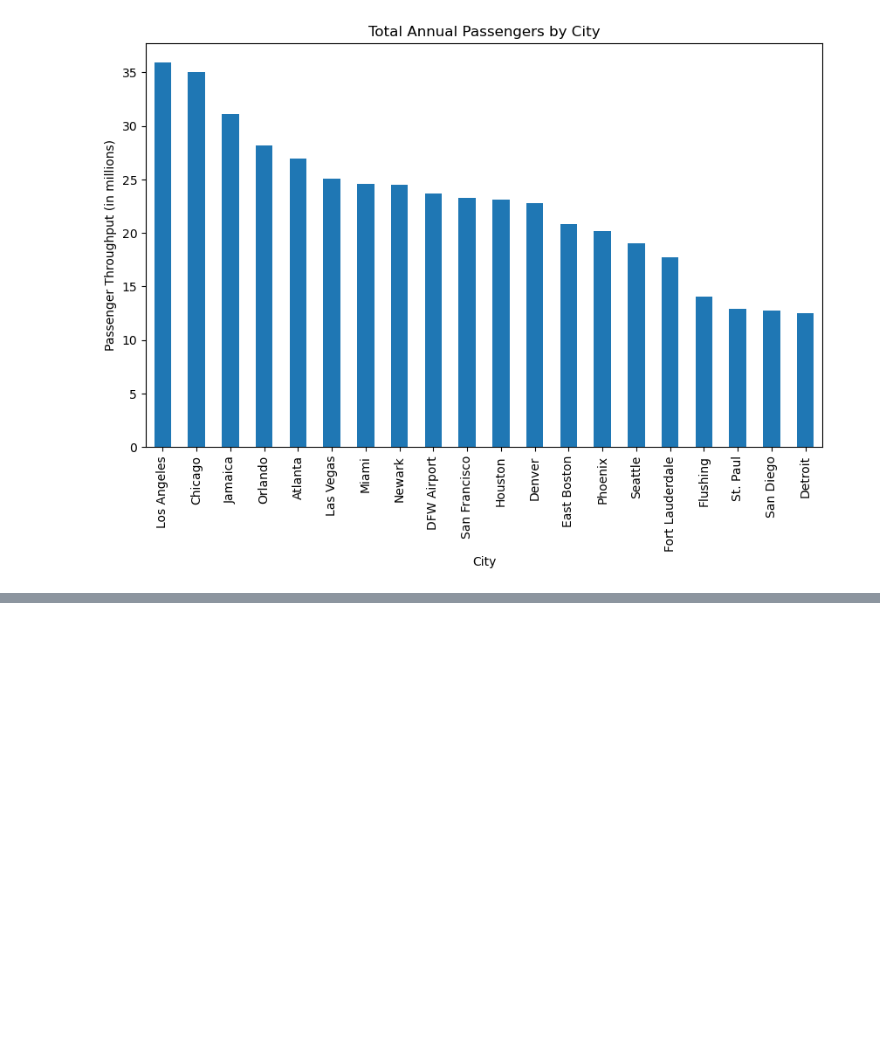
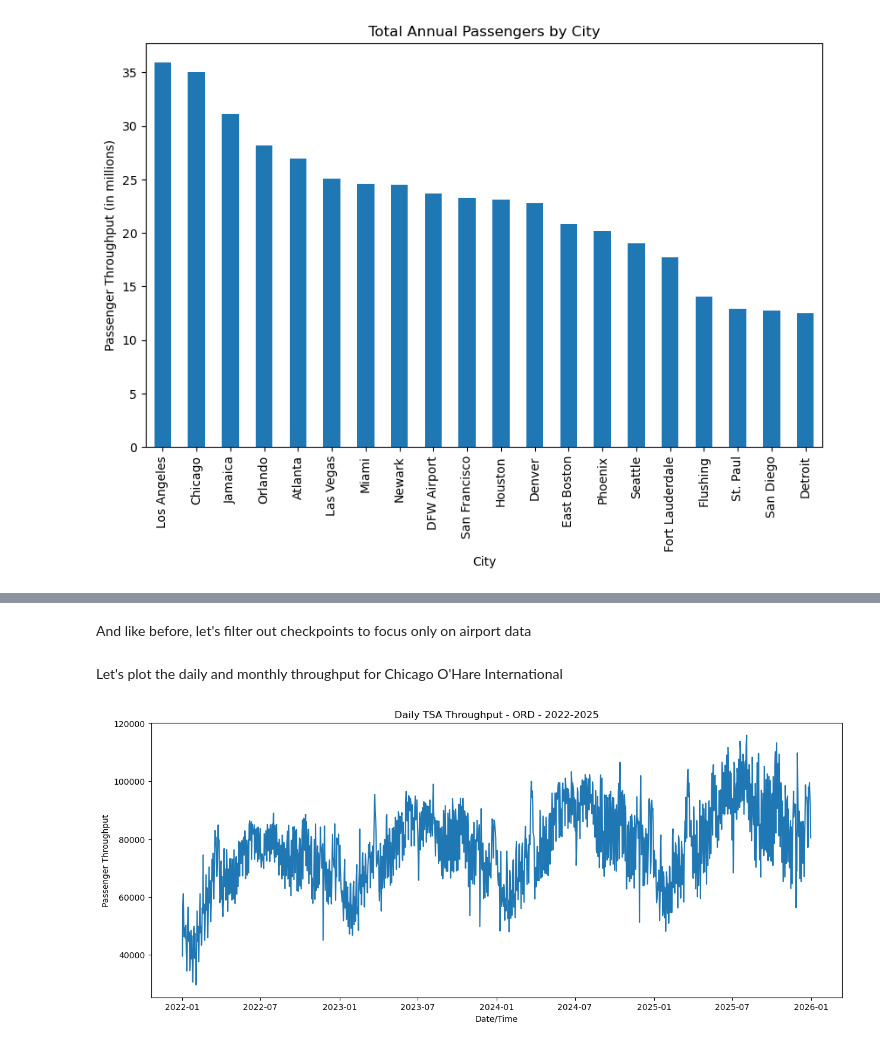
Before and after one commit to Erdos-Projects/spring-2026-busy-airports, a Jupyter notebook: notebooks/eda.ipynb, the cells around one changed output, grey strips where cells are left out. Cells and saved outputs as stored; diff of their text form; code cells hidden in the pictures; blank space fills up the shorter version.

```diff
--- a/notebooks/eda.ipynb
+++ b/notebooks/eda.ipynb
@@ -411,0 +424,2 @@ plt.show()
+# %%
+full_tsa_data = pd.read_csv("../data/tsa-throughput-data-complete.csv", parse_dates=["DateTime"])
@@ -411,0 +471,17 @@ plt.show()
+# %% [markdown]
+And like before, let's filter out checkpoints to focus only on airport data
+# %%
+airport_data = full_tsa_data.groupby(["DateTime", "Airport Code", "Airport Name", "City", "State"], as_index=False)["Total Passenger Throughput"].sum()
+# %% [markdown]
+Let's plot the daily and monthly throughput for Chicago O'Hare International
+# %%
+ord_data = airport_data[airport_data['Airport Code'] == 'ORD']
+ord_daily = ord_data.groupby(pd.Grouper(key='DateTime', freq='D'))['Total Passenger Throughput'].sum()
+plt.figure(figsize=(15, 6))
+plt.plot(ord_daily.index, ord_daily)
+plt.title('Daily TSA Throughput - ORD - 2022-2025')
+plt.xlabel('Date/Time')
+plt.ylabel('Passenger Throughput')
+plt.show()
+# %% [output]
+[figure, added]
```
Also changed, not shown: parts of 19 cells of this notebook.
